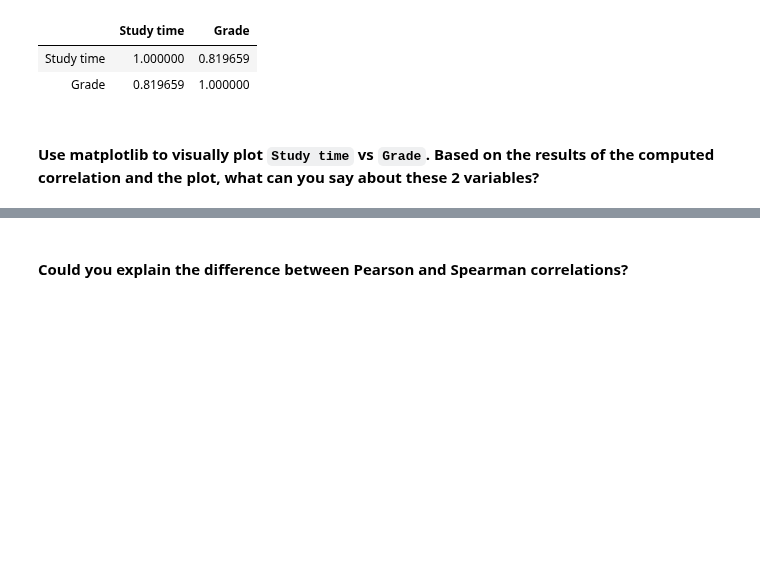
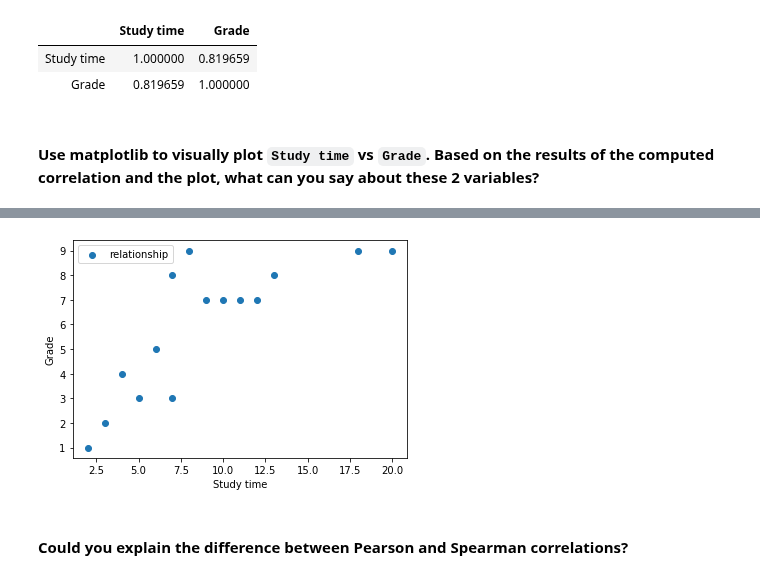
Before and after one commit to haggarw3/daft-miami-1019-labs, a Jupyter notebook: module-2/Pivot-Table-Correlation/your_code/main.ipynb, the cells around one changed output, grey strips where cells are left out. Cells and saved outputs as stored; diff of their text form; code cells hidden in the pictures; blank space fills up the shorter version.

```diff
--- a/module-2/Pivot-Table-Correlation/your_code/main.ipynb
+++ b/module-2/Pivot-Table-Correlation/your_code/main.ipynb
@@ -545,0 +621,14 @@ your commments here
+# %%
+time_grades.columns = ['Name', 'Study_time', 'Grade']
+
+sorted2 = time_grades.sort_values('Study_time')
+X = sorted2['Study_time']
+Y = sorted2['Grade']
+
+plt.scatter(X,Y, label = "relationship")
+plt.xlabel('Study time')
+plt.ylabel('Grade')
+plt.legend()
+plt.show()
+# %% [output]
+[figure, added]
```
Also changed, not shown: parts of 24 cells of this notebook.
